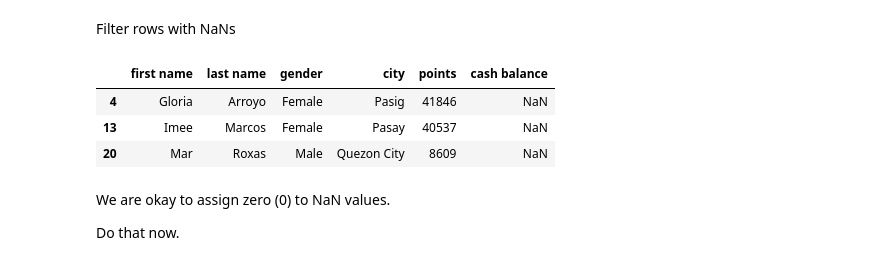
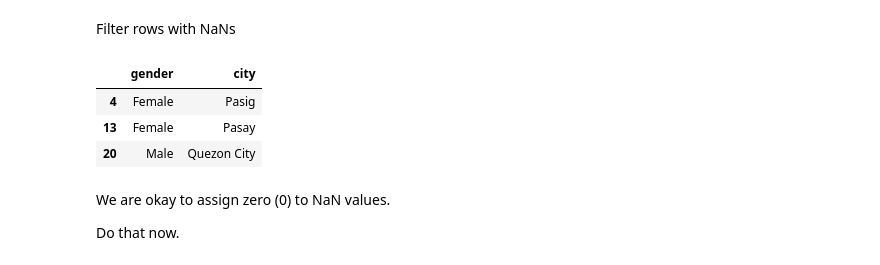
Before and after one commit to jilagan/ITMGT25-EE-ClassNotes, a Jupyter notebook: class_discussion_notebooks/Day 19 Discussions.ipynb, the cells around one changed output. Cells and saved outputs as stored; diff of their text form; code cells hidden in the pictures.

```diff
--- a/class_discussion_notebooks/Day 19 Discussions.ipynb
+++ b/class_discussion_notebooks/Day 19 Discussions.ipynb
@@ -161,20 +214,20 @@ Filter rows with NaNs
 # %%
 ## Scroll down to see solution
 
 
 
 
 
 
 
 
 
-df.loc[df.isna().any(axis=1),:]
+df.loc[df.isna().any(axis=1),"gender":"city"]
 # %% [output]
-|  | first name | last name | gender | city | points | cash balance |
-| 4 | Gloria | Arroyo | Female | Pasig | 41846 | NaN |
-| 13 | Imee | Marcos | Female | Pasay | 40537 | NaN |
-| 20 | Mar | Roxas | Male | Quezon City | 8609 | NaN |
+|  | gender | city |
+| 4 | Female | Pasig |
+| 13 | Female | Pasay |
+| 20 | Male | Quezon City |
 # %% [markdown]
 We are okay to assign zero (0) to NaN values.
 
```
Also changed, not shown: parts of 13 cells of this notebook.
